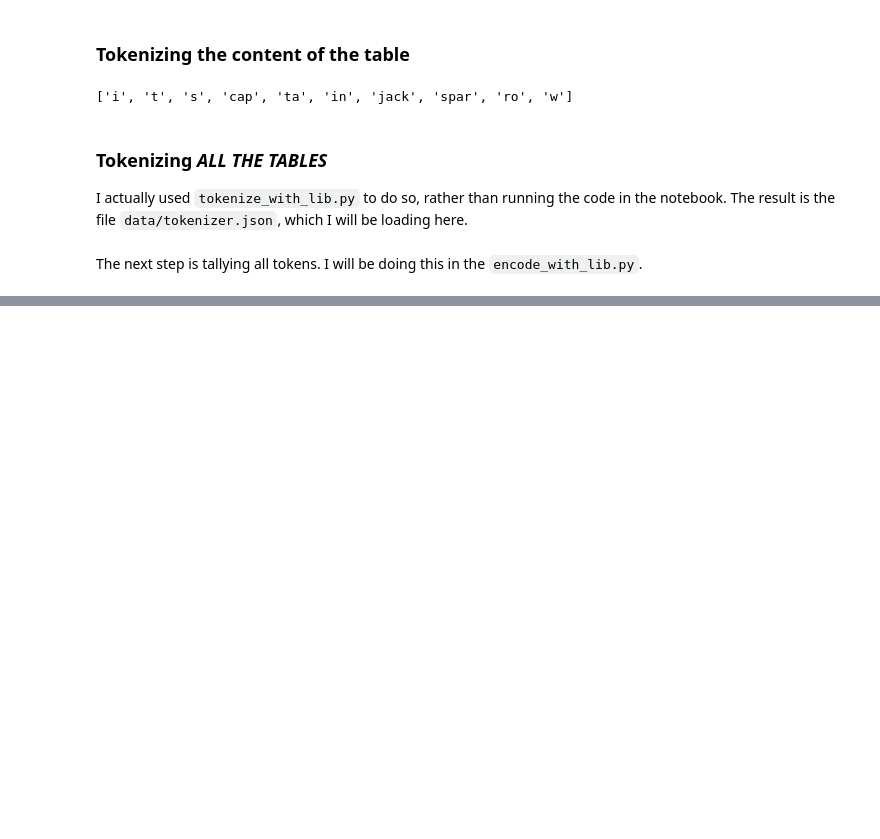
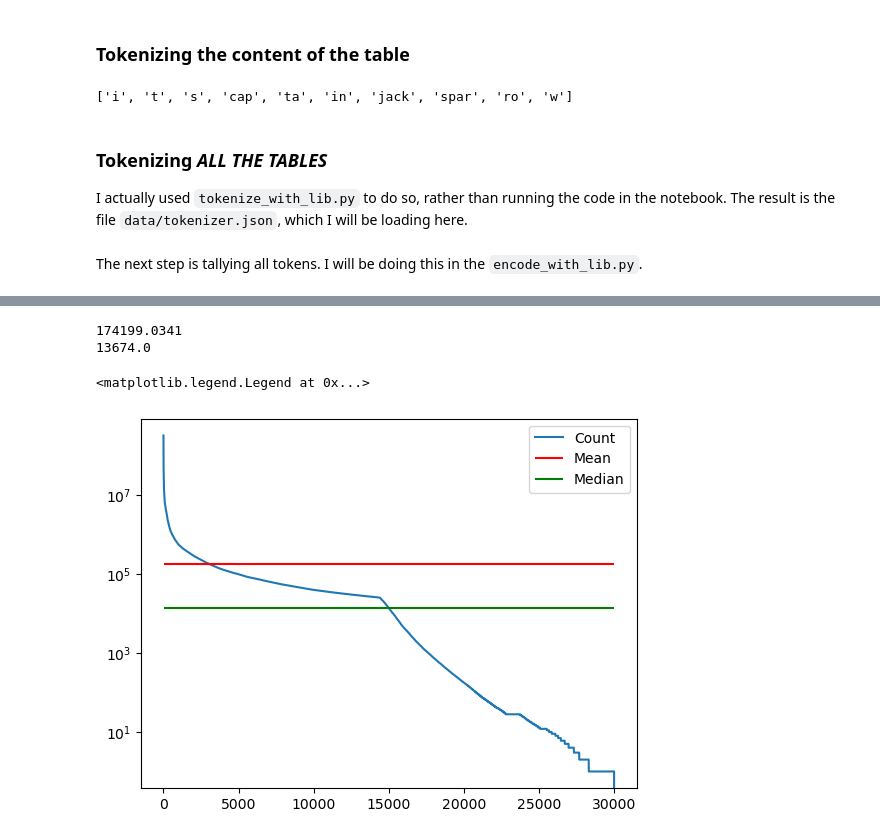
Before and after one commit to rcap107/study-gittables, a Jupyter notebook: notebooks/tokenize-study.ipynb, the cells around one changed output, grey strips where cells are left out. Saved outputs shown, nothing was run; the diff lists cells and outputs as text; code cells hidden in the pictures; blank space fills up the shorter version.

Commit message:
Moved study of counts to a separate notebook.

```diff
--- a/notebooks/tokenize-study.ipynb
+++ b/notebooks/tokenize-study.ipynb
@@ -228,0 +222,24 @@ The next step is tallying all tokens. I will be doing this in the `encode_with_l
+# %%
+global_counter = json.load(open("global_counter.json", "r"))
+# %%
+count_df = pd.DataFrame().from_dict(global_counter, orient="index",columns=["count"])
+# %%
+reset = count_df.reset_index().sort_values(["count"], ascending=False)
+mean_count = reset["count"].mean()
+median_count = reset["count"].median()
+# %%
+print(mean_count)
+print(median_count)
+# %% [output]
+174199.0341
+13674.0
+# %%
+fig, ax = plt.subplots()
+ax.plot(np.arange(len(reset)), reset["count"], label="Count")
+ax.set_yscale("log")
+ax.hlines(mean_count, 10, 30000, color="red", label="Mean")
+ax.hlines(median_count, 10, 30000, color="green", label="Median")
+plt.legend()
+# %% [output]
+<matplotlib.legend.Legend at 0x...>
+[figure, added]
```
Also changed, not shown: parts of 16 cells of this notebook, 1 other file.
